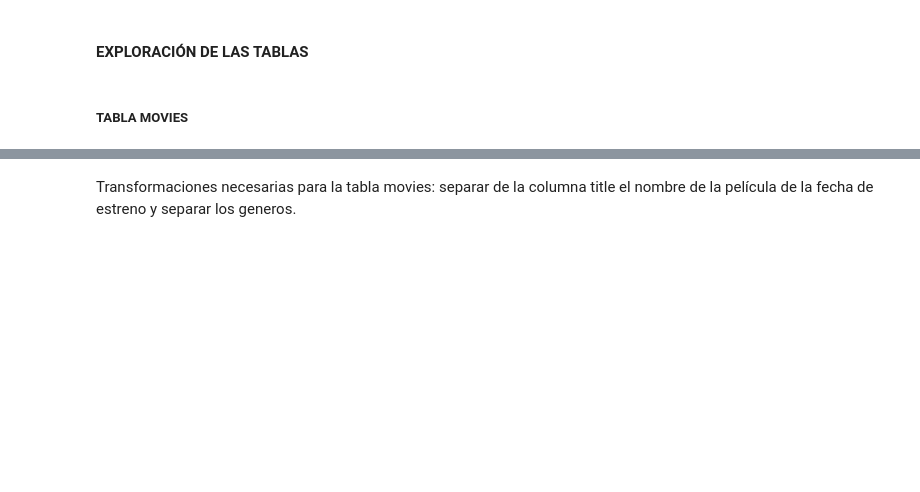
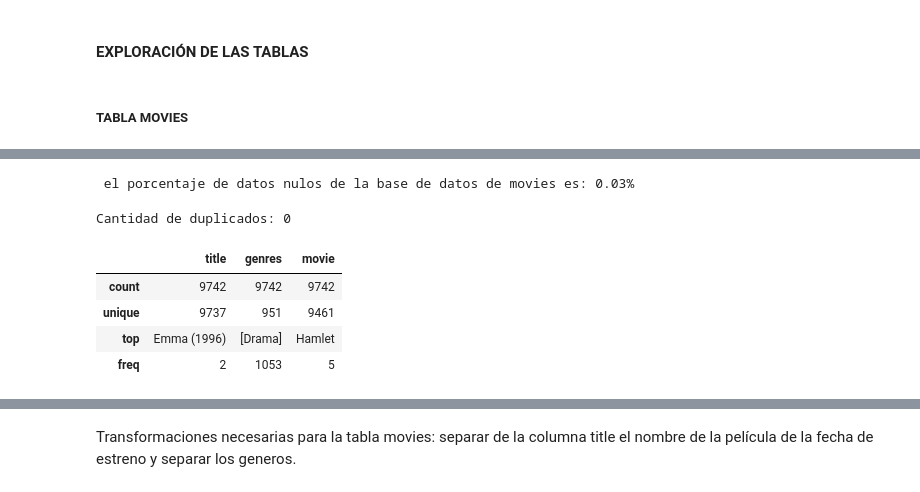
Before and after one commit to JuanCH94/Marketing, a Jupyter notebook: a_exploracion.ipynb, the cells around one changed output, grey strips where cells are left out. Saved outputs shown, nothing was run; the diff lists cells and outputs as text; code cells hidden in the pictures; blank space fills up the shorter version.

```diff
--- a/a_exploracion.ipynb
+++ b/a_exploracion.ipynb
@@ -32,0 +129,22 @@ DatabaseError: Execution failed on sql 'SELECT * FROM movies': no such table: mo
+# %%
+total_observaciones = df_movies.size
+total_nulos = df_movies.isnull().sum().sum()
+porcentaje_nulos = (total_nulos / total_observaciones) * 100
+print(f" el porcentaje de datos nulos de la base de datos de movies es: {porcentaje_nulos:.2f}%")
+# %% [output]
+ el porcentaje de datos nulos de la base de datos de movies es: 0.03%
+# %%
+
+df_movies['genero'] = df_movies['genero'].apply(tuple)
+duplicados = df_movies.duplicated().sum()
+print(f"Cantidad de duplicados: {duplicados}")
+# %% [output]
+Cantidad de duplicados: 0
+# %%
+df.describe(include="object")
+# %% [output]
+|  | title | genres | movie |
+| count | 9742 | 9742 | 9742 |
+| unique | 9737 | 951 | 9461 |
+| top | Emma (1996) | [Drama] | Hamlet |
+| freq | 2 | 1053 | 5 |
```
Also changed, not shown: parts of 8 cells of this notebook.
